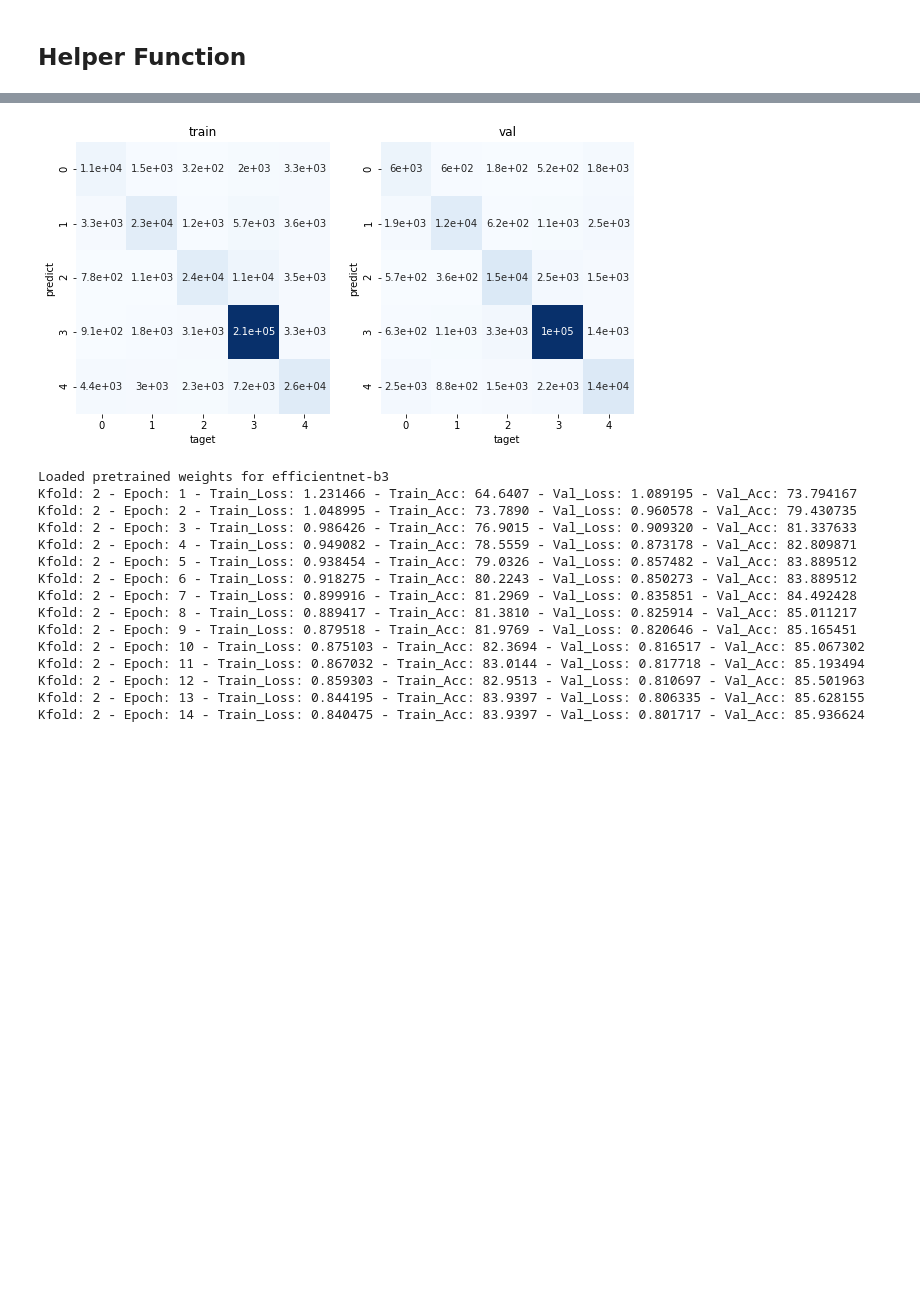
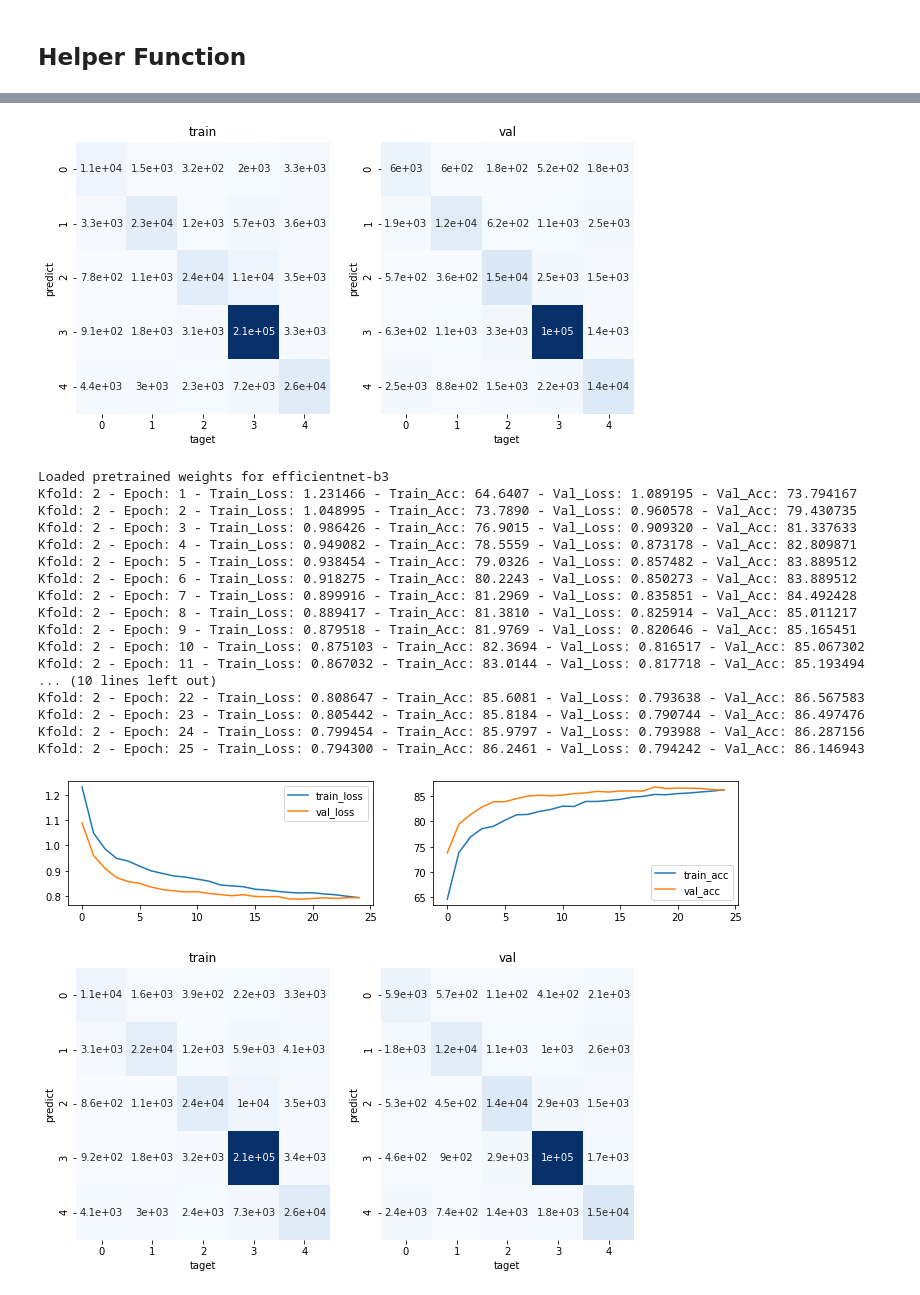
Before and after one commit to Tsuchiya-Hayato/data_compe, a Jupyter notebook: image/cassava-leaf-disease-classification/003_albumentations_smoothing.ipynb, the cells around one changed output, grey strips where cells are left out. Drawn from its saved outputs; the diff is of its cells as text; code cells hidden in the pictures; blank space fills up the shorter version.

```diff
--- a/image/cassava-leaf-disease-classification/003_albumentations_smoothing.ipynb
+++ b/image/cassava-leaf-disease-classification/003_albumentations_smoothing.ipynb
@@ -69,7 +71,7 @@ class CFG:
     checkpoint_thres_acc = 80
     weights=torch.tensor([1.5, 1.0, 1.0, 1.0, 1.0]) #see 000_EDA.ipynb
     weight_decay=1e-5
-    smoothing=0.1
+    smoothing=0.12
 # %%
 np.random.seed(CFG.seed)
 random.seed(CFG.seed)
@@ -324,7 +326,7 @@ for fold_index, (train_index,val_index) in enumerate(folds):
         if (val_loss < CFG.checkpoint_thres_loss) & (val_acc > CFG.checkpoint_thres_acc):
             CFG.checkpoint_thres_loss = val_loss
             CFG.checkpoint_thres_acc = val_acc
-            path = create_directory + "./"+ CFG.model_name + "_kfold_"+str(fold_index)+"_epoch"+str(epoch)+ "_Acc_" + str(val_acc) + '.pth'
+            path = create_directory + "./"+ CFG.model_name + "_kfold_"+str(fold_index+1)+"_epoch"+str(epoch+1)+ "_Acc_" + str(val_acc) + '.pth'
             torch.save(model.state_dict(), path)
 
     Plot_Model_History(train_epoch_log,train_acc_log,val_epoch_log,val_acc_log)
@@ -334,33 +336,37 @@ Loaded pretrained weights for efficientnet-b3
 Kfold: 1 - Epoch: 1 - Train_Loss: 1.232850 - Train_Acc: 64.5050 - Val_Loss: 1.076650 - Val_Acc: 74.120286
 Kfold: 1 - Epoch: 2 - Train_Loss: 1.044489 - Train_Acc: 73.7100 - Val_Loss: 0.958102 - Val_Acc: 79.461657
 Kfold: 1 - Epoch: 3 - Train_Loss: 0.977353 - Train_Acc: 77.3065 - Val_Loss: 0.905197 - Val_Acc: 81.620636
 Kfold: 1 - Epoch: 4 - Train_Loss: 0.946848 - Train_Acc: 78.6596 - Val_Loss: 0.877607 - Val_Acc: 82.966494
 Kfold: 1 - Epoch: 5 - Train_Loss: 0.923838 - Train_Acc: 79.7322 - Val_Loss: 0.858514 - Val_Acc: 83.905790
 Kfold: 1 - Epoch: 6 - Train_Loss: 0.912396 - Train_Acc: 80.2089 - Val_Loss: 0.846103 - Val_Acc: 84.088041
 Kfold: 1 - Epoch: 7 - Train_Loss: 0.896644 - Train_Acc: 80.9380 - Val_Loss: 0.835372 - Val_Acc: 84.536661
 Kfold: 1 - Epoch: 8 - Train_Loss: 0.886386 - Train_Acc: 81.8003 - Val_Loss: 0.823491 - Val_Acc: 85.265667
 Kfold: 1 - Epoch: 9 - Train_Loss: 0.875390 - Train_Acc: 82.1719 - Val_Loss: 0.820944 - Val_Acc: 85.307725
 Kfold: 1 - Epoch: 10 - Train_Loss: 0.868696 - Train_Acc: 82.7328 - Val_Loss: 0.827486 - Val_Acc: 85.027338
 Kfold: 1 - Epoch: 11 - Train_Loss: 0.856051 - Train_Acc: 82.9921 - Val_Loss: 0.818373 - Val_Acc: 85.223609
 ... (10 lines left out)
 Kfold: 1 - Epoch: 22 - Train_Loss: 0.799283 - Train_Acc: 85.9927 - Val_Loss: 0.798339 - Val_Acc: 85.868499
 Kfold: 1 - Epoch: 23 - Train_Loss: 0.798560 - Train_Acc: 85.8104 - Val_Loss: 0.797299 - Val_Acc: 86.078789
 Kfold: 1 - Epoch: 24 - Train_Loss: 0.791697 - Train_Acc: 86.5886 - Val_Loss: 0.795642 - Val_Acc: 85.966634
 Kfold: 1 - Epoch: 25 - Train_Loss: 0.789509 - Train_Acc: 86.5956 - Val_Loss: 0.796359 - Val_Acc: 86.120847
 [figure]
 [figure]
 Loaded pretrained weights for efficientnet-b3
 Kfold: 2 - Epoch: 1 - Train_Loss: 1.231466 - Train_Acc: 64.6407 - Val_Loss: 1.089195 - Val_Acc: 73.794167
 Kfold: 2 - Epoch: 2 - Train_Loss: 1.048995 - Train_Acc: 73.7890 - Val_Loss: 0.960578 - Val_Acc: 79.430735
 Kfold: 2 - Epoch: 3 - Train_Loss: 0.986426 - Train_Acc: 76.9015 - Val_Loss: 0.909320 - Val_Acc: 81.337633
 Kfold: 2 - Epoch: 4 - Train_Loss: 0.949082 - Train_Acc: 78.5559 - Val_Loss: 0.873178 - Val_Acc: 82.809871
 Kfold: 2 - Epoch: 5 - Train_Loss: 0.938454 - Train_Acc: 79.0326 - Val_Loss: 0.857482 - Val_Acc: 83.889512
 Kfold: 2 - Epoch: 6 - Train_Loss: 0.918275 - Train_Acc: 80.2243 - Val_Loss: 0.850273 - Val_Acc: 83.889512
 Kfold: 2 - Epoch: 7 - Train_Loss: 0.899916 - Train_Acc: 81.2969 - Val_Loss: 0.835851 - Val_Acc: 84.492428
 Kfold: 2 - Epoch: 8 - Train_Loss: 0.889417 - Train_Acc: 81.3810 - Val_Loss: 0.825914 - Val_Acc: 85.011217
 Kfold: 2 - Epoch: 9 - Train_Loss: 0.879518 - Train_Acc: 81.9769 - Val_Loss: 0.820646 - Val_Acc: 85.165451
 Kfold: 2 - Epoch: 10 - Train_Loss: 0.875103 - Train_Acc: 82.3694 - Val_Loss: 0.816517 - Val_Acc: 85.067302
 Kfold: 2 - Epoch: 11 - Train_Loss: 0.867032 - Train_Acc: 83.0144 - Val_Loss: 0.817718 - Val_Acc: 85.193494
-Kfold: 2 - Epoch: 12 - Train_Loss: 0.859303 - Train_Acc: 82.9513 - Val_Loss: 0.810697 - Val_Acc: 85.501963
-Kfold: 2 - Epoch: 13 - Train_Loss: 0.844195 - Train_Acc: 83.9397 - Val_Loss: 0.806335 - Val_Acc: 85.628155
-Kfold: 2 - Epoch: 14 - Train_Loss: 0.840475 - Train_Acc: 83.9397 - Val_Loss: 0.801717 - Val_Acc: 85.936624
+... (10 lines left out)
+Kfold: 2 - Epoch: 22 - Train_Loss: 0.808647 - Train_Acc: 85.6081 - Val_Loss: 0.793638 - Val_Acc: 86.567583
+Kfold: 2 - Epoch: 23 - Train_Loss: 0.805442 - Train_Acc: 85.8184 - Val_Loss: 0.790744 - Val_Acc: 86.497476
+Kfold: 2 - Epoch: 24 - Train_Loss: 0.799454 - Train_Acc: 85.9797 - Val_Loss: 0.793988 - Val_Acc: 86.287156
+Kfold: 2 - Epoch: 25 - Train_Loss: 0.794300 - Train_Acc: 86.2461 - Val_Loss: 0.794242 - Val_Acc: 86.146943
+[figure, added]
+[figure, added]
```
Also changed, not shown: parts of 2 cells of this notebook, 1 other file.
